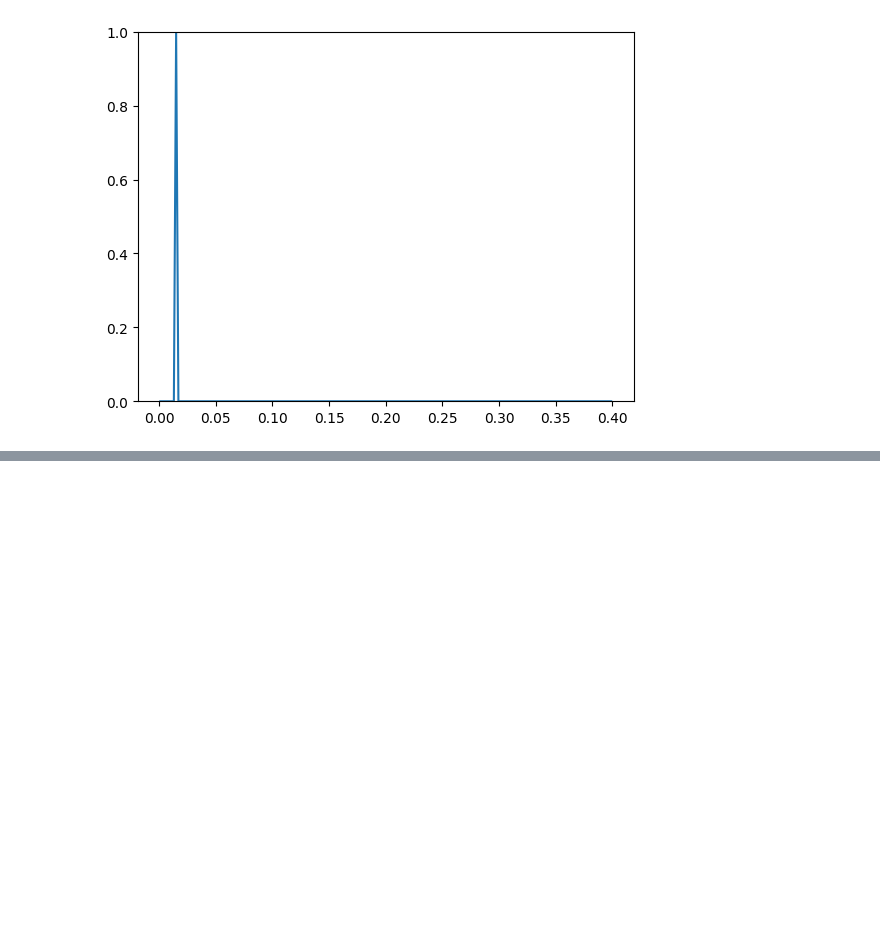
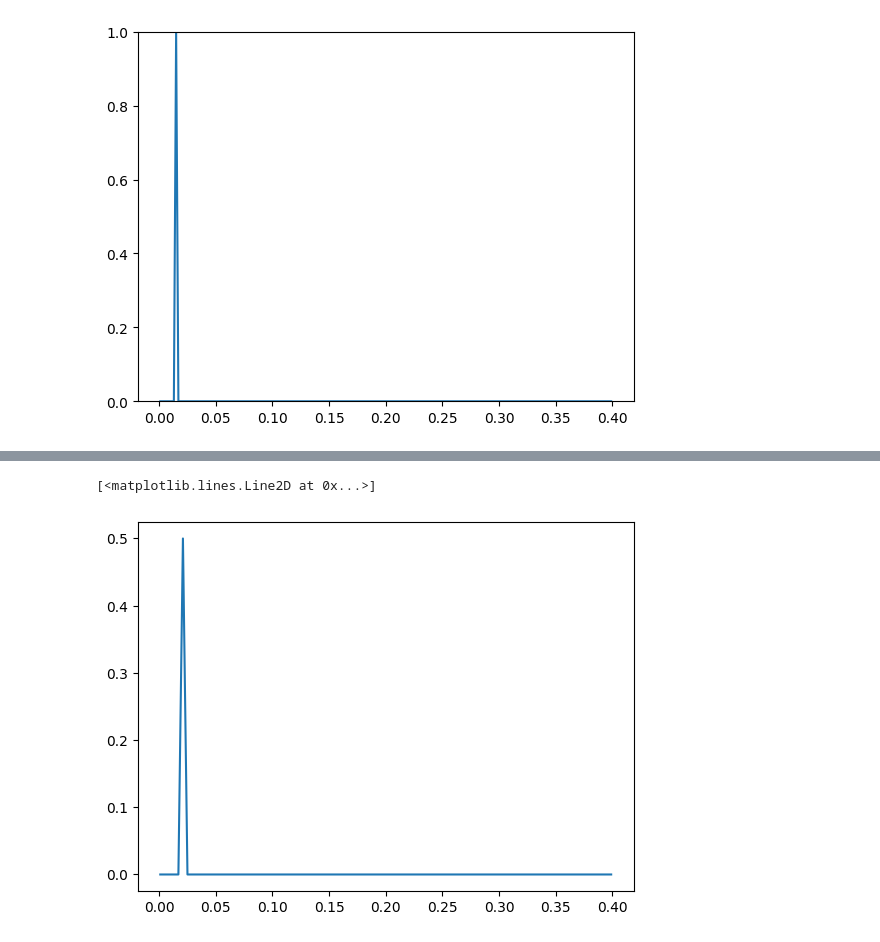
Before and after one commit to lionelkiel/Robustness-Metric, a Jupyter notebook: Distributions_per_network_using_dataset.ipynb, the cells around one changed output, grey strips where cells are left out. Cells and saved outputs as stored; diff of their text form; code cells hidden in the pictures; blank space fills up the shorter version.

```diff
--- a/Distributions_per_network_using_dataset.ipynb
+++ b/Distributions_per_network_using_dataset.ipynb
@@ -292,0 +359,5 @@ MovieWriter ffmpeg unavailable; using Pillow instead.
+# %%
+plt.plot(a,final_distr[98])
+# %% [output]
+[<matplotlib.lines.Line2D at 0x...>]
+[figure, added]
```
Also changed, not shown: parts of 13 cells of this notebook, 16 other files.
